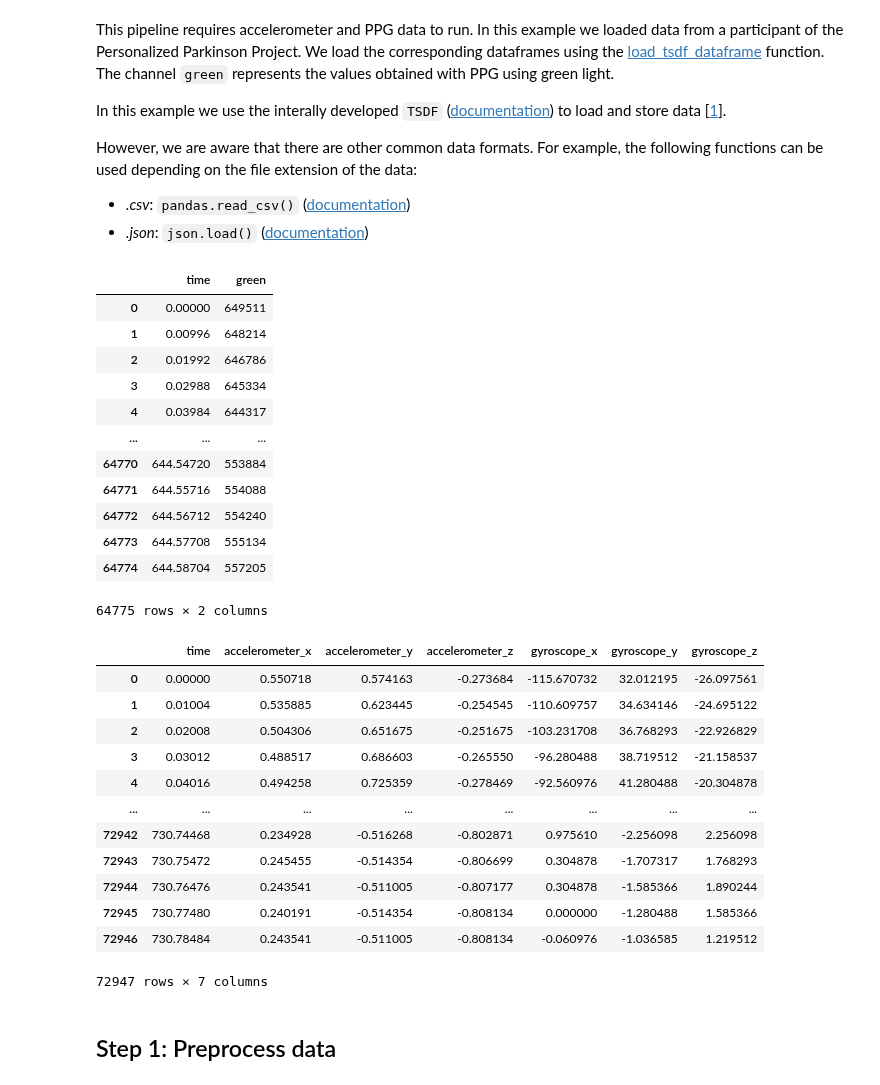
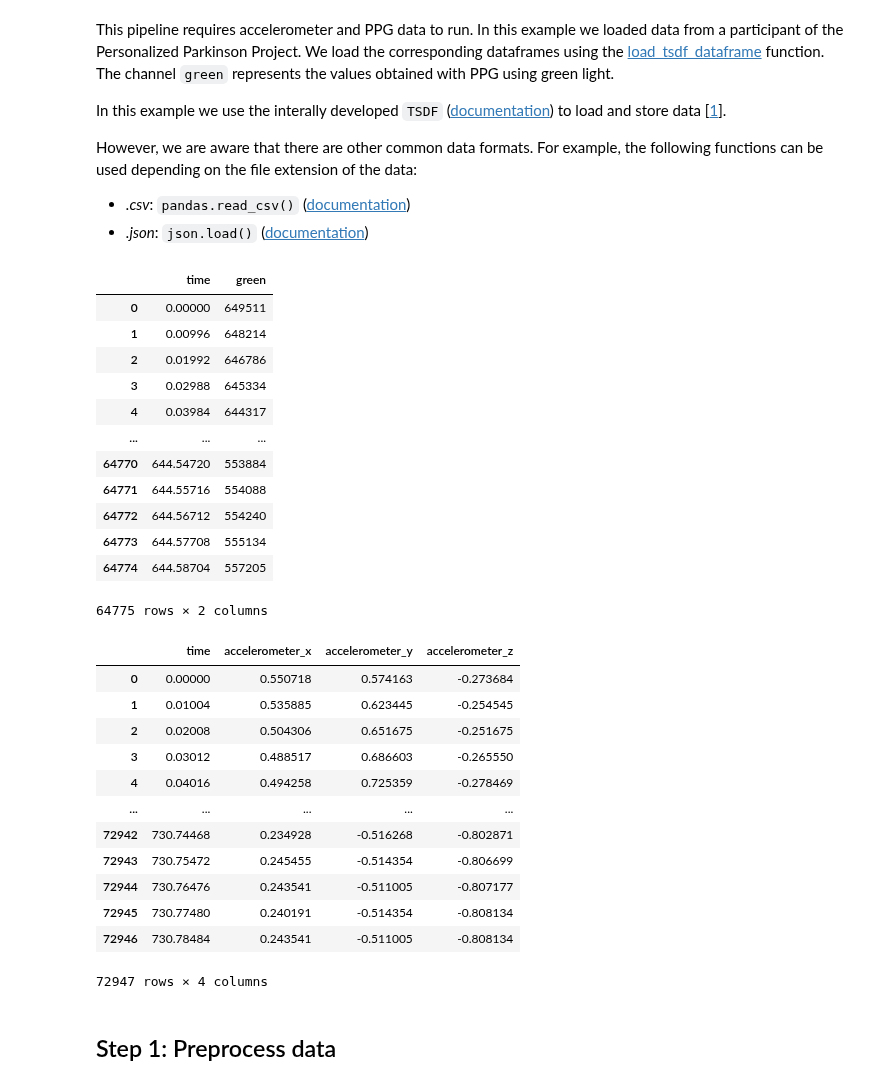
Before and after one commit to biomarkersParkinson/paradigma, a Jupyter notebook: docs/tutorials/heart_rate_analysis.ipynb, the cells around one changed output. Cells and saved outputs as stored; diff of their text form; code cells hidden in the pictures.

```diff
--- a/docs/tutorials/heart_rate_analysis.ipynb
+++ b/docs/tutorials/heart_rate_analysis.ipynb
@@ -18,47 +18,51 @@ from paradigma.util import load_tsdf_dataframe
 
 path_to_data = Path('../../tests/data')
 path_to_prepared_data = path_to_data / '1.prepared_data'
 
 ppg_prefix = 'PPG'
 imu_prefix = 'IMU'
 
 df_ppg, metadata_time_ppg, _ = load_tsdf_dataframe(
     path_to_data=path_to_prepared_data / ppg_prefix,
     prefix=ppg_prefix
 )
 df_imu, metadata_time_imu, _ = load_tsdf_dataframe(
     path_to_data=path_to_prepared_data / imu_prefix,
     prefix=imu_prefix
 )
 
-display(df_ppg, df_imu)
+# Drop the gyroscope columns from the IMU data
+cols_to_drop = df_imu.filter(regex='^gyroscope_').columns
+df_acc = df_imu.drop(cols_to_drop, axis=1)
+
+display(df_ppg, df_acc)
 # %% [output]
 |  | time | green |
 | 0 | 0.00000 | 649511 |
 | 1 | 0.00996 | 648214 |
 | 2 | 0.01992 | 646786 |
 | 3 | 0.02988 | 645334 |
 | 4 | 0.03984 | 644317 |
 | ... | ... | ... |
 | 64770 | 644.54720 | 553884 |
 | 64771 | 644.55716 | 554088 |
 | 64772 | 644.56712 | 554240 |
 | 64773 | 644.57708 | 555134 |
 | 64774 | 644.58704 | 557205 |
 64775 rows × 2 columns
-|  | time | accelerometer_x | accelerometer_y | accelerometer_z | gyroscope_x | gyroscope_y | gyroscope_z |
-| 0 | 0.00000 | 0.550718 | 0.574163 | -0.273684 | -115.670732 | 32.012195 | -26.097561 |
-| 1 | 0.01004 | 0.535885 | 0.623445 | -0.254545 | -110.609757 | 34.634146 | -24.695122 |
-| 2 | 0.02008 | 0.504306 | 0.651675 | -0.251675 | -103.231708 | 36.768293 | -22.926829 |
-| 3 | 0.03012 | 0.488517 | 0.686603 | -0.265550 | -96.280488 | 38.719512 | -21.158537 |
-| 4 | 0.04016 | 0.494258 | 0.725359 | -0.278469 | -92.560976 | 41.280488 | -20.304878 |
-| ... | ... | ... | ... | ... | ... | ... | ... |
-| 72942 | 730.74468 | 0.234928 | -0.516268 | -0.802871 | 0.975610 | -2.256098 | 2.256098 |
-| 72943 | 730.75472 | 0.245455 | -0.514354 | -0.806699 | 0.304878 | -1.707317 | 1.768293 |
-| 72944 | 730.76476 | 0.243541 | -0.511005 | -0.807177 | 0.304878 | -1.585366 | 1.890244 |
-| 72945 | 730.77480 | 0.240191 | -0.514354 | -0.808134 | 0.000000 | -1.280488 | 1.585366 |
-| 72946 | 730.78484 | 0.243541 | -0.511005 | -0.808134 | -0.060976 | -1.036585 | 1.219512 |
+|  | time | accelerometer_x | accelerometer_y | accelerometer_z |
+| 0 | 0.00000 | 0.550718 | 0.574163 | -0.273684 |
+| 1 | 0.01004 | 0.535885 | 0.623445 | -0.254545 |
+| 2 | 0.02008 | 0.504306 | 0.651675 | -0.251675 |
+| 3 | 0.03012 | 0.488517 | 0.686603 | -0.265550 |
+| 4 | 0.04016 | 0.494258 | 0.725359 | -0.278469 |
+| ... | ... | ... | ... | ... |
+| 72942 | 730.74468 | 0.234928 | -0.516268 | -0.802871 |
+| 72943 | 730.75472 | 0.245455 | -0.514354 | -0.806699 |
+| 72944 | 730.76476 | 0.243541 | -0.511005 | -0.807177 |
+| 72945 | 730.77480 | 0.240191 | -0.514354 | -0.808134 |
+| 72946 | 730.78484 | 0.243541 | -0.511005 | -0.808134 |
-72947 rows × 7 columns
+72947 rows × 4 columns
 # %% [markdown]
 ## Step 1: Preprocess data
 # %% [markdown]
```
Also changed, not shown: parts of 2 cells of this notebook, 5 other files.
